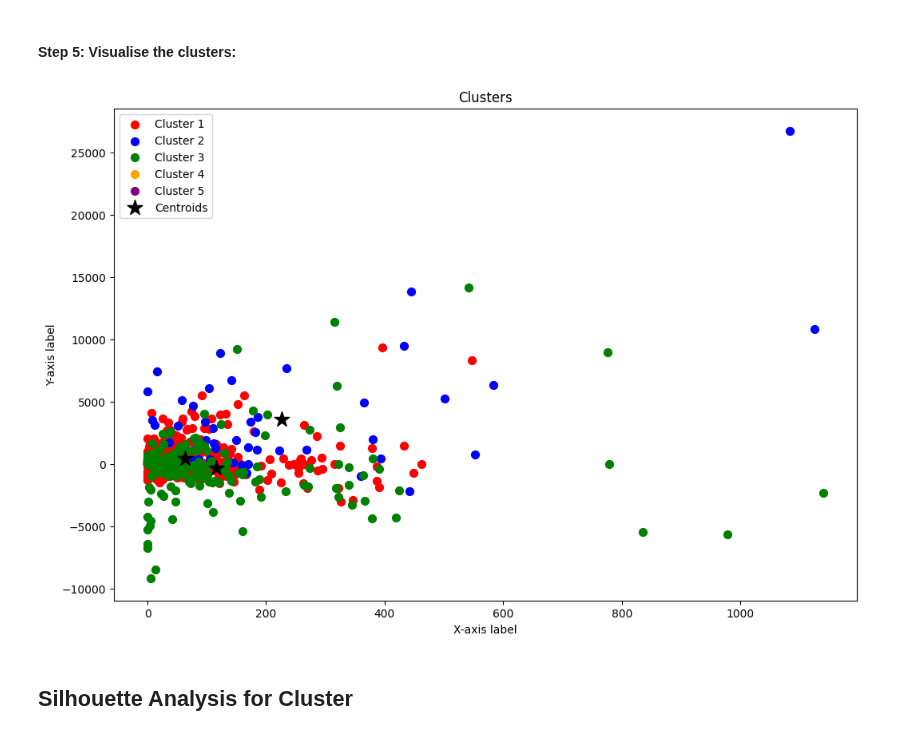
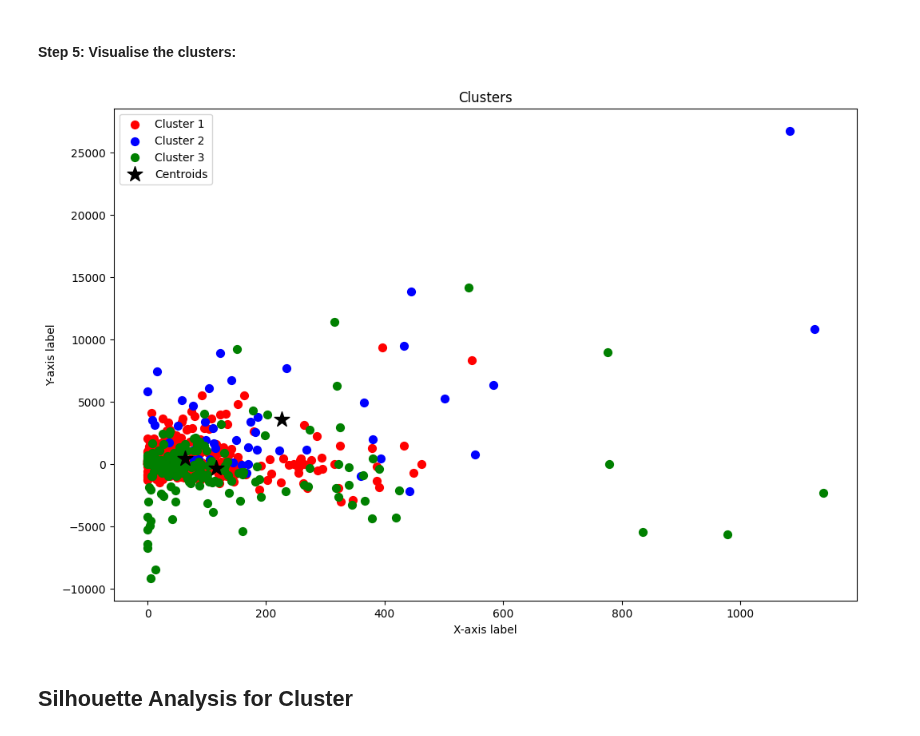
Before and after one commit to btmarsh6/mini-project-III, a Jupyter notebook: Brittany_Cluster_Notebook.ipynb, the cells around one changed output. Saved outputs shown, nothing was run; the diff lists cells and outputs as text; code cells hidden in the pictures.

Commit message:
cluster 1 attempt

```diff
--- a/Brittany_Cluster_Notebook.ipynb
+++ b/Brittany_Cluster_Notebook.ipynb
@@ -103,29 +103,28 @@ y_kmeans = kmeans.predict(X)
 # %%
 import matplotlib.pyplot as plt
 
 # Get the cluster assignments for each data point
 labels = kmeans.labels_
 
 # Get the coordinates of the centroids
 centroids = kmeans.cluster_centers_
 
 # Plot the data points with different colors based on their cluster assignments
 plt.scatter(X[labels==0, 0], X[labels==0, 1], s=50, c='red', label='Cluster 1')
 plt.scatter(X[labels==1, 0], X[labels==1, 1], s=50, c='blue', label='Cluster 2')
 plt.scatter(X[labels==2, 0], X[labels==2, 1], s=50, c='green', label='Cluster 3')
-plt.scatter(X[labels==3, 0], X[labels==3, 1], s=50, c='orange', label='Cluster 4')
-plt.scatter(X[labels==4, 0], X[labels==4, 1], s=50, c='purple', label='Cluster 5')
+
 
 # Plot the centroids as large markers
 plt.scatter(centroids[:, 0], centroids[:, 1], s=200, c='black', marker='*', label='Centroids')
 
 plt.title('Clusters')
 plt.xlabel('X-axis label')
 plt.ylabel('Y-axis label')
 plt.legend()
 plt.show()
 # %% [output]
-[figure, old version]
+[figure, new version]
 # %% [markdown]
 ## Silhouette Analysis for Cluster
 # %% [markdown]
```
